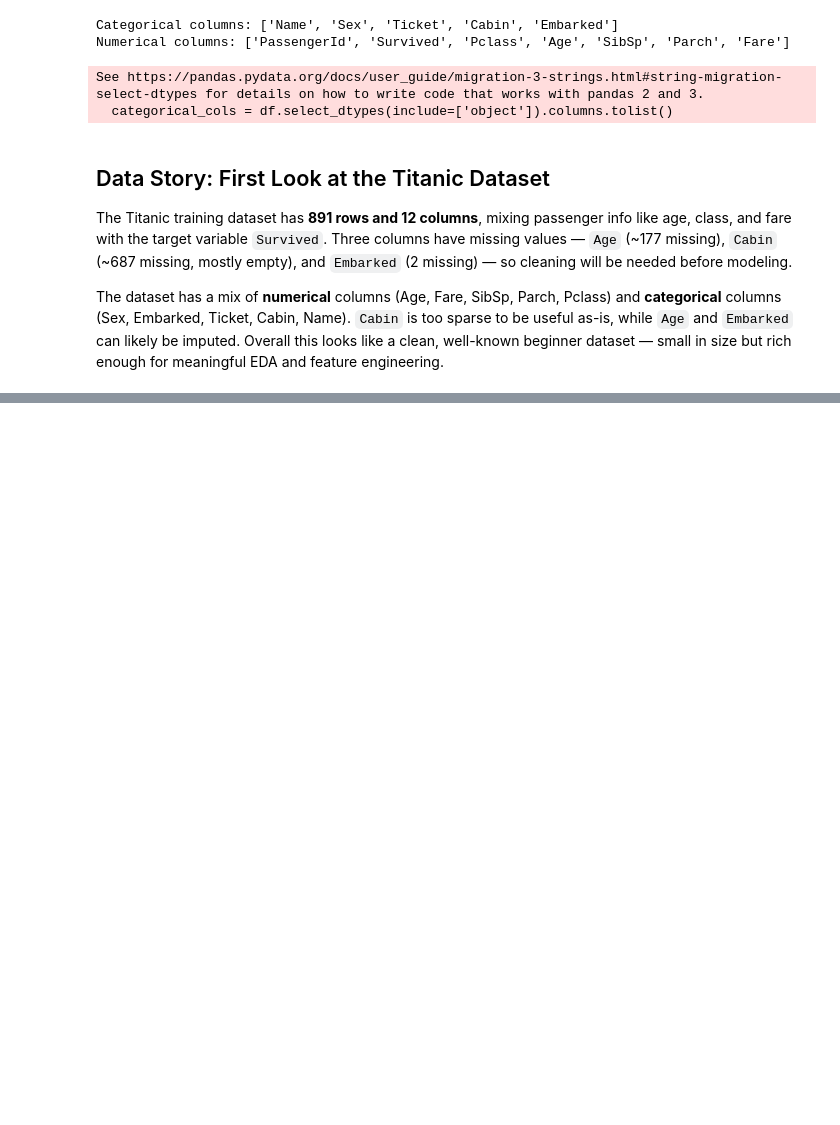
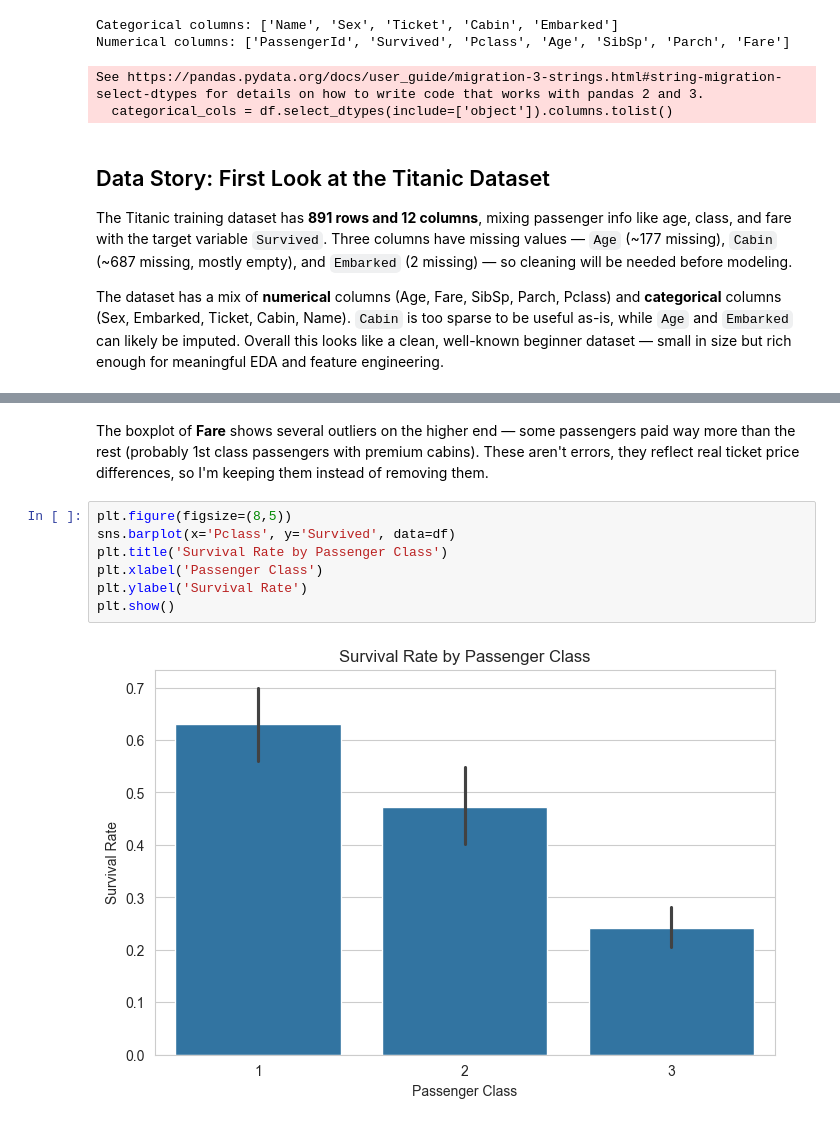
Before and after one commit to rubabzulfiqar20052005/neurofive-ml-track, a Jupyter notebook: titanic_eda.ipynb, the cells around one changed output, grey strips where cells are left out. Drawn from its saved outputs; the diff is of its cells as text; blank space fills up the shorter version.

```diff
--- a/titanic_eda.ipynb
+++ b/titanic_eda.ipynb
@@ -90,0 +140,11 @@ The dataset has a mix of **numerical** columns (Age, Fare, SibSp, Parch, Pclass)
+# %% [markdown]
+The boxplot of **Fare** shows several outliers on the higher end — some passengers paid way more than the rest (probably 1st class passengers with premium cabins). These aren't errors, they reflect real ticket price differences, so I'm keeping them instead of removing them.
+# %%
+plt.figure(figsize=(8,5))
+sns.barplot(x='Pclass', y='Survived', data=df)
+plt.title('Survival Rate by Passenger Class')
+plt.xlabel('Passenger Class')
+plt.ylabel('Survival Rate')
+plt.show()
+# %% [output]
+[figure, added]
```
Also changed, not shown: parts of 7 cells of this notebook.
